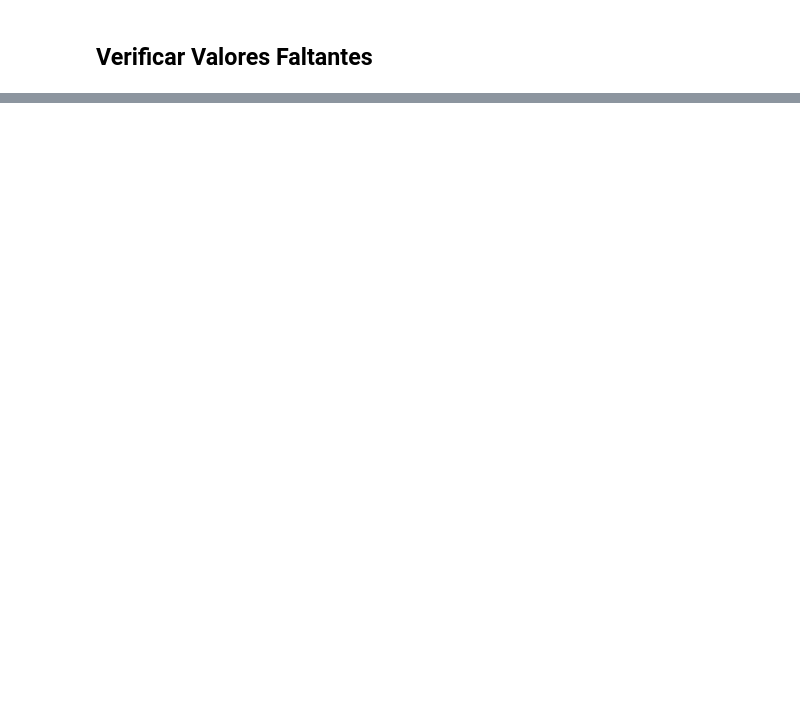
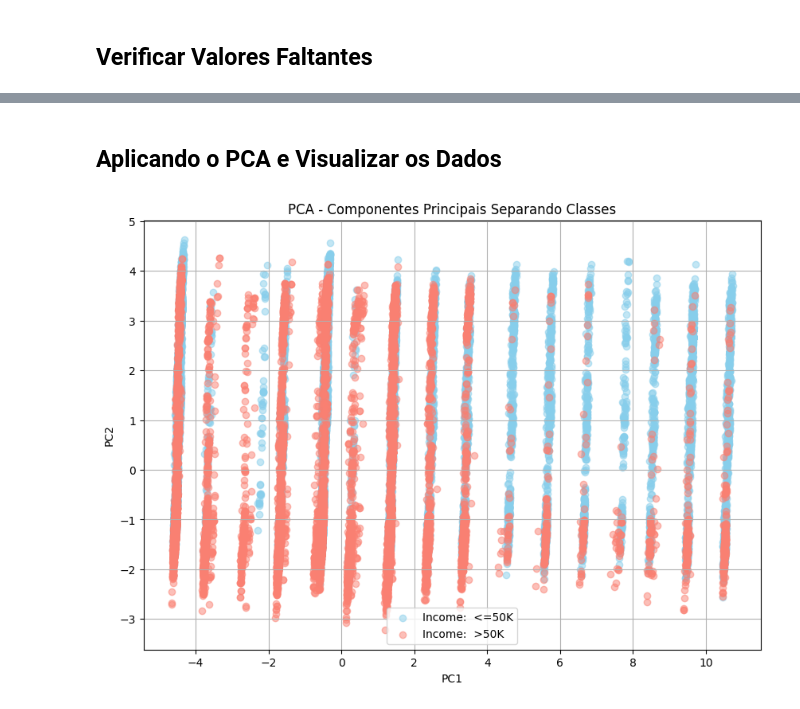
Before and after one commit to Reneress/Mestrado_Mineracao, a Jupyter notebook: Atividade_1_leonardo_Vinicius.ipynb, the cells around one changed output, grey strips where cells are left out. Drawn from its saved outputs; the diff is of its cells as text; code cells hidden in the pictures; blank space fills up the shorter version.

```diff
--- a/Atividade_1_leonardo_Vinicius.ipynb
+++ b/Atividade_1_leonardo_Vinicius.ipynb
@@ -219,0 +359,11 @@ TypeError: PCA does not support sparse input. See TruncatedSVD for a possible al
+# %%
+from sklearn.preprocessing import LabelEncoder
+
+label_encoder = LabelEncoder()
+
+columns=['workclass', 'education', 'marital-status', 'occupation',
+                                 'relationship', 'race', 'sex', 'native-country']
+
+# Aplicar o LabelEncoder a cada coluna categórica
+for coluna in columns:
+    df[coluna] = label_encoder.fit_transform(df[coluna])
@@ -219,0 +470,5 @@ TypeError: PCA does not support sparse input. See TruncatedSVD for a possible al
+# %%
+from sklearn.preprocessing import StandardScaler
+scaler = StandardScaler()
+numerical_features = ['age', 'education-num', 'capital-gain', 'capital-loss', 'hours-per-week']
+X_resampled[numerical_features] = scaler.fit_transform(X_resampled[numerical_features])
@@ -219,0 +495,33 @@ TypeError: PCA does not support sparse input. See TruncatedSVD for a possible al
+# %% [markdown]
+## Aplicando o PCA e Visualizar os Dados
+# %%
+from sklearn.decomposition import PCA
+import matplotlib.pyplot as plt
+import pandas as pd
+
+# Aplicar o PCA para reduzir para 2 componentes principais para visualização
+pca = PCA(n_components=2)
+X_resampled_pca = pca.fit_transform(X_resampled)
+
+# Converter as componentes principais em um DataFrame
+pca_df = pd.DataFrame(data=X_resampled_pca, columns=['PC1', 'PC2'])
+
+# Adicionar a variável alvo ao DataFrame
+pca_df['Income'] = y_resampled
+
+# Visualizar os componentes principais com cores separando as classes
+plt.figure(figsize=(10, 7))
+colors = ['skyblue', 'salmon']
+for income_class, color in zip(pca_df['Income'].unique(), colors):
+    plt.scatter(
+        pca_df.loc[pca_df['Income'] == income_class, 'PC1'],
+        pca_df.loc[pca_df['Income'] == income_class, 'PC2'],
+        c=color, label=f'Income: {income_class}', alpha=0.5)
+plt.xlabel('PC1')
+plt.ylabel('PC2')
+plt.title('PCA - Componentes Principais Separando Classes')
+plt.legend()
+plt.grid(True)
+plt.show()
+# %% [output]
+[figure, added]
```
Also changed, not shown: parts of 38 cells of this notebook.
